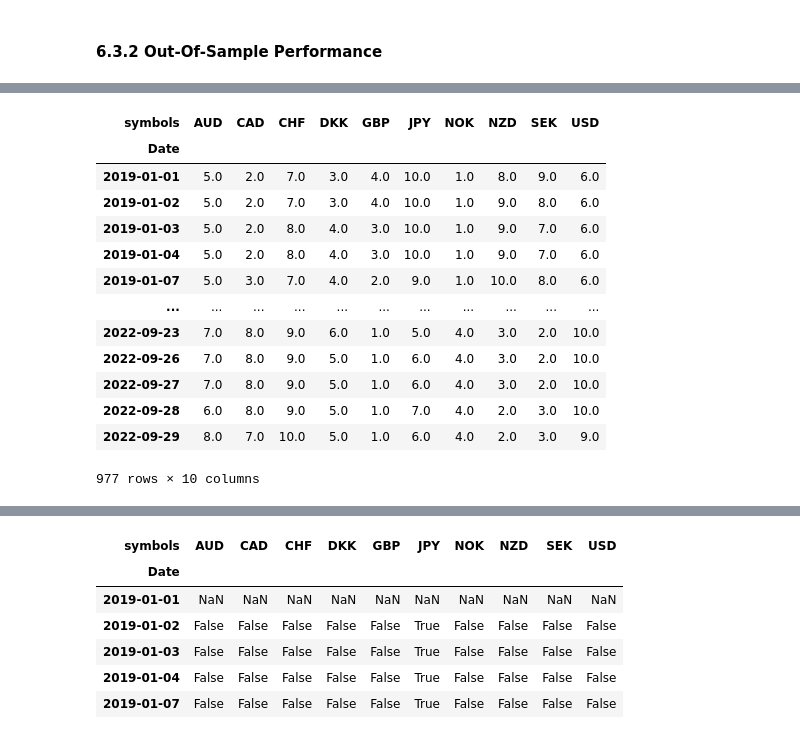
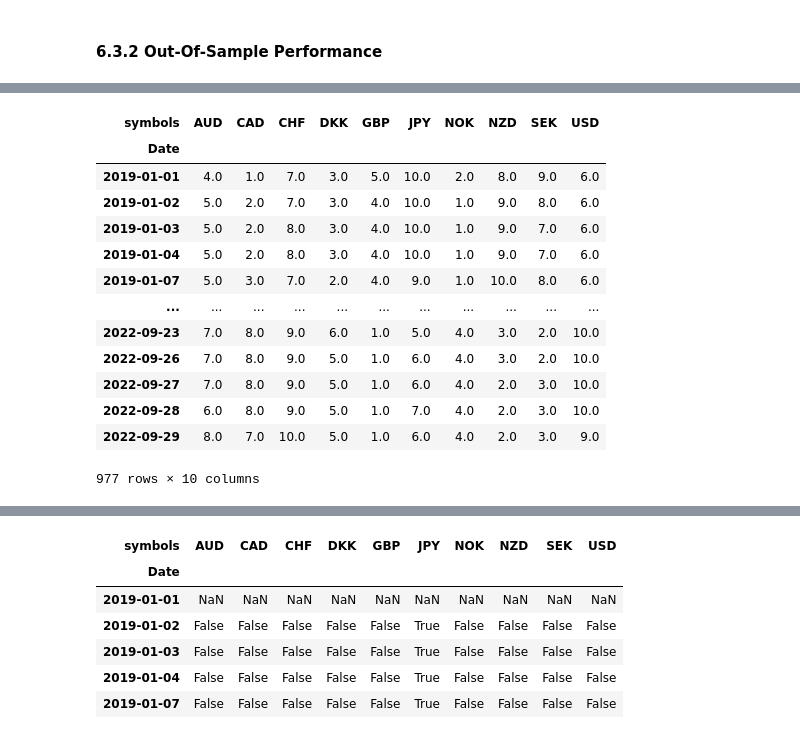
Before and after one commit to falken1983/fx_letor, a Jupyter notebook: regress_then_rank.ipynb, the cells around one changed output, grey strips where cells are left out. Cells and saved outputs as stored; diff of their text form; code cells hidden in the pictures.

```diff
--- a/regress_then_rank.ipynb
+++ b/regress_then_rank.ipynb
@@ -342,3 +322,3 @@ rb = RobustScaler()
 # %%
-X_train_scaled = rb.fit_transform(X_train)
-X_test_scaled = rb.transform(X_test)
+X_train_scaled = minmax.fit_transform(X_train)
+X_test_scaled = minmax.transform(X_test)
@@ -553,9 +581,9 @@ Test R^2: 77.17%
 # %% [markdown]
 #### 6.3.2 Out-Of-Sample Performance
 # %%
-predictions = test.loc[:,["symbols"]]
-predictions["RAWISR3M_LR"] = y_pred
-predictions
+predictions_tidy = test.loc[:,["symbols"]]
+predictions_tidy["RAWISR3M_LR"] = y_pred
+predictions_tidy
 # %% [output]
 |  | symbols | RAWISR3M_LR |
 | Date |  |  |
@@ -573,3 +601,4 @@ predictions
 9770 rows × 2 columns
 # %%
-predictions.reset_index(inplace=True)
+predictions_tidy.reset_index(inplace=True)
+predictions_tidy
@@ -592,6 +656,6 @@ predictions
 # %%
-predictions_ts = pd.pivot(
-    predictions,
+predictions_wide = pd.pivot(
+    predictions_tidy,
     index=["Date"],
     columns="symbols",
     values="RAWISR3M_LR"
@@ -599,20 +663,20 @@ predictions_ts = pd.pivot(
 # %%
 from modules import performance_measures_helper as pms
 
-predictions_rank = predictions_ts.rank(axis=1)
-predictions_rank
+predictions_rank_wide = predictions_wide.rank(axis=1)
+predictions_rank_wide
 # %% [output]
 | symbols | AUD | CAD | CHF | DKK | GBP | JPY | NOK | NZD | SEK | USD |
 | Date |  |  |  |  |  |  |  |  |  |  |
-| 2019-01-01 | 5.0 | 2.0 | 7.0 | 3.0 | 4.0 | 10.0 | 1.0 | 8.0 | 9.0 | 6.0 |
+| 2019-01-01 | 4.0 | 1.0 | 7.0 | 3.0 | 5.0 | 10.0 | 2.0 | 8.0 | 9.0 | 6.0 |
 | 2019-01-02 | 5.0 | 2.0 | 7.0 | 3.0 | 4.0 | 10.0 | 1.0 | 9.0 | 8.0 | 6.0 |
-| 2019-01-03 | 5.0 | 2.0 | 8.0 | 4.0 | 3.0 | 10.0 | 1.0 | 9.0 | 7.0 | 6.0 |
-| 2019-01-04 | 5.0 | 2.0 | 8.0 | 4.0 | 3.0 | 10.0 | 1.0 | 9.0 | 7.0 | 6.0 |
-| 2019-01-07 | 5.0 | 3.0 | 7.0 | 4.0 | 2.0 | 9.0 | 1.0 | 10.0 | 8.0 | 6.0 |
+| 2019-01-03 | 5.0 | 2.0 | 8.0 | 3.0 | 4.0 | 10.0 | 1.0 | 9.0 | 7.0 | 6.0 |
+| 2019-01-04 | 5.0 | 2.0 | 8.0 | 3.0 | 4.0 | 10.0 | 1.0 | 9.0 | 7.0 | 6.0 |
+| 2019-01-07 | 5.0 | 3.0 | 7.0 | 2.0 | 4.0 | 9.0 | 1.0 | 10.0 | 8.0 | 6.0 |
 | ... | ... | ... | ... | ... | ... | ... | ... | ... | ... | ... |
 | 2022-09-23 | 7.0 | 8.0 | 9.0 | 6.0 | 1.0 | 5.0 | 4.0 | 3.0 | 2.0 | 10.0 |
 | 2022-09-26 | 7.0 | 8.0 | 9.0 | 5.0 | 1.0 | 6.0 | 4.0 | 3.0 | 2.0 | 10.0 |
-| 2022-09-27 | 7.0 | 8.0 | 9.0 | 5.0 | 1.0 | 6.0 | 4.0 | 3.0 | 2.0 | 10.0 |
+| 2022-09-27 | 7.0 | 8.0 | 9.0 | 5.0 | 1.0 | 6.0 | 4.0 | 2.0 | 3.0 | 10.0 |
 | 2022-09-28 | 6.0 | 8.0 | 9.0 | 5.0 | 1.0 | 7.0 | 4.0 | 2.0 | 3.0 | 10.0 |
 | 2022-09-29 | 8.0 | 7.0 | 10.0 | 5.0 | 1.0 | 6.0 | 4.0 | 2.0 | 3.0 | 9.0 |
 977 rows × 10 columns
```
Also changed, not shown: parts of 57 cells of this notebook.
